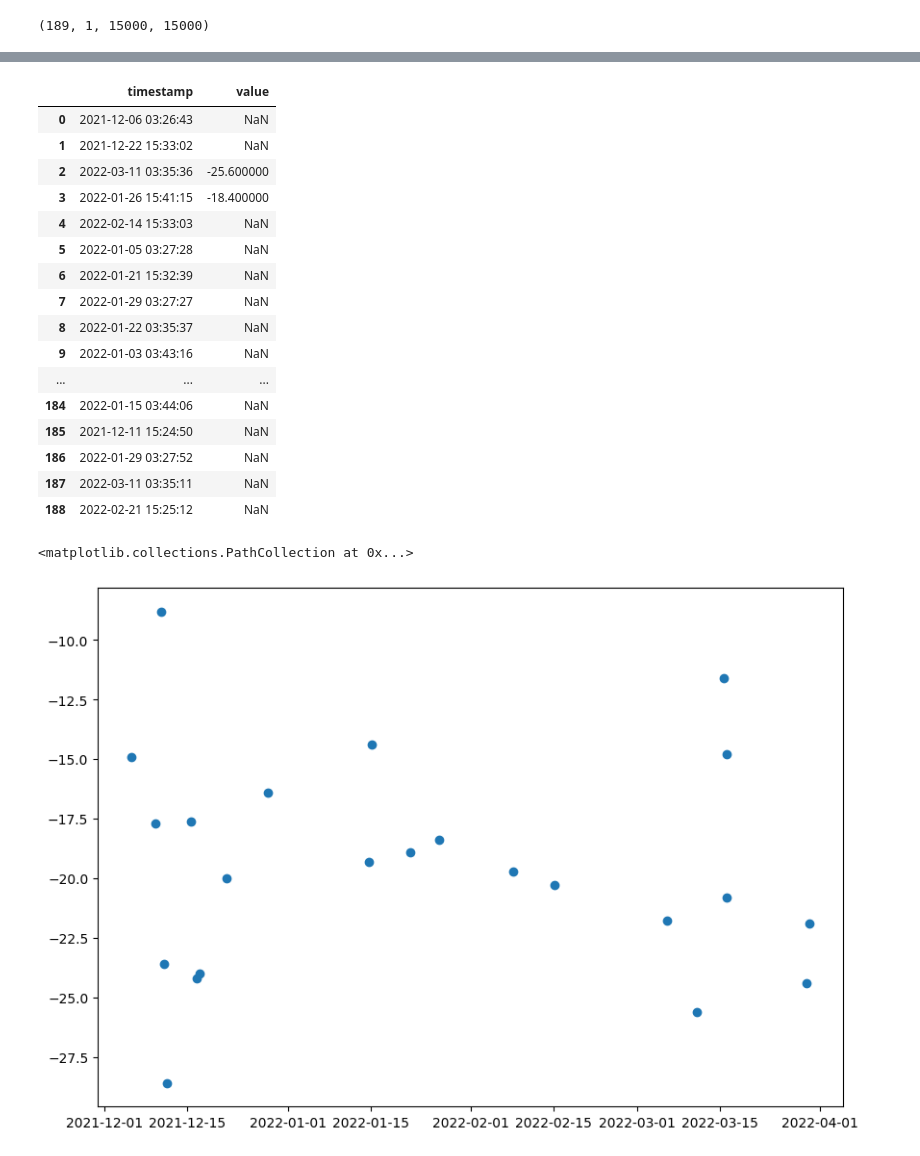
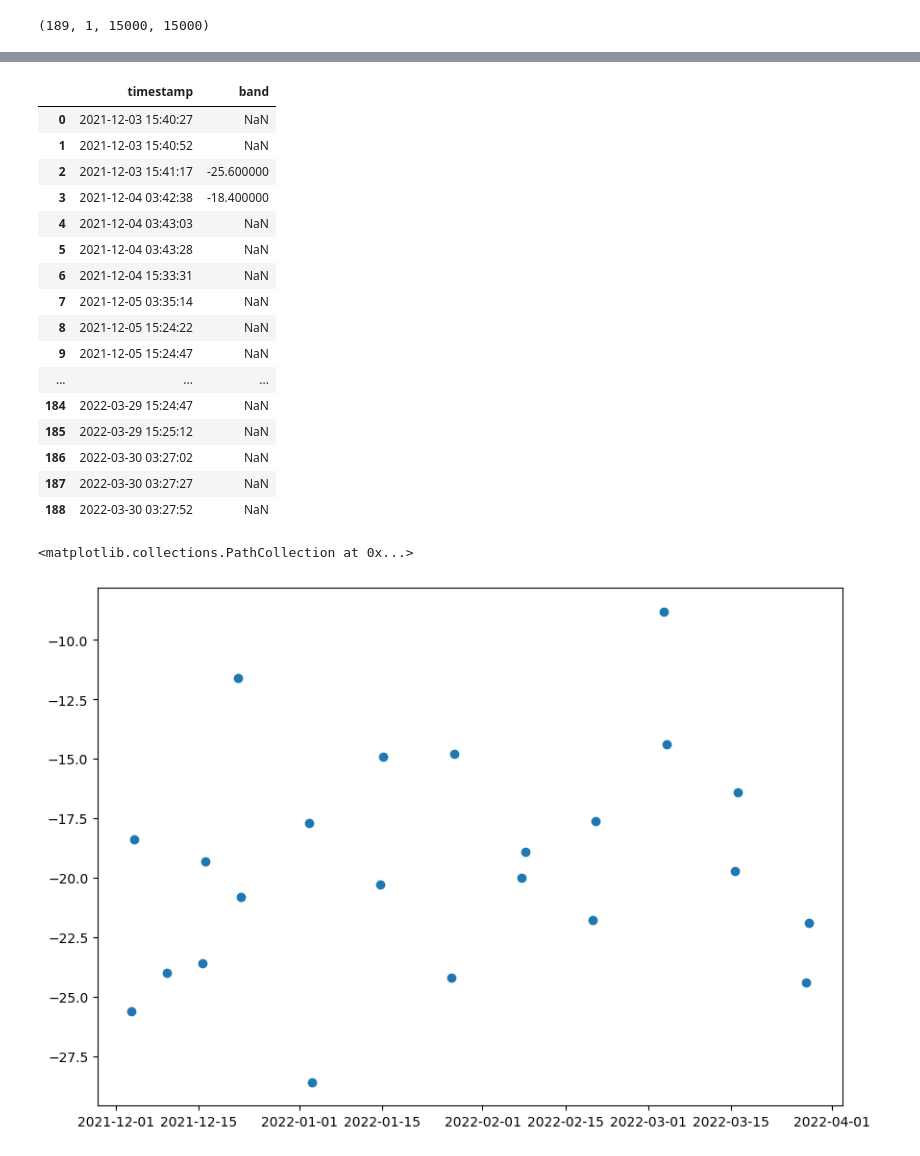
Before and after one commit to gentlerainsky/roughness-earth-observation, a Jupyter notebook: data_exploration.ipynb, the cells around one changed output, grey strips where cells are left out. Drawn from its saved outputs; the diff is of its cells as text; code cells hidden in the pictures.

Commit message:
sort timestamp

```diff
--- a/data_exploration.ipynb
+++ b/data_exploration.ipynb
@@ -37,6 +37,6 @@ pprint(mylist[:5])
  'SIG0_20220214T153303__VV_A014_E069N087T3_AF020M_V1M1R1_S1AIWGRDH_TUWIEN.tif']
 # %%
 date_str_list = [item.split('_')[1] for item in mylist]
-date_indices = [datetime.strptime(d, '%Y%m%dT%H%M%S') for d in date_str_list]
+date_indices = sorted([datetime.strptime(d, '%Y%m%dT%H%M%S') for d in date_str_list])
 pprint(date_indices[:5])
 # %% [output]
@@ -186,35 +186,35 @@ Wall time: 5min 18s
 # %%
 flatted_v = [i[0] for i in v]
-df = pd.DataFrame(zip(date_indices, flatted_v), columns=['timestamp', 'value'])
+df = pd.DataFrame(zip(date_indices, flatted_v), columns=['timestamp', 'band'])
 # %%
 with pd.option_context('display.max_rows', None, 'display.max_columns', None):  # more options can be specified also
     display(df)
 # %% [output]
-|  | timestamp | value |
-| 0 | 2021-12-06 03:26:43 | NaN |
-| 1 | 2021-12-22 15:33:02 | NaN |
-| 2 | 2022-03-11 03:35:36 | -25.600000 |
-| 3 | 2022-01-26 15:41:15 | -18.400000 |
-| 4 | 2022-02-14 15:33:03 | NaN |
-| 5 | 2022-01-05 03:27:28 | NaN |
-| 6 | 2022-01-21 15:32:39 | NaN |
-| 7 | 2022-01-29 03:27:27 | NaN |
-| 8 | 2022-01-22 03:35:37 | NaN |
-| 9 | 2022-01-03 03:43:16 | NaN |
+|  | timestamp | band |
+| 0 | 2021-12-03 15:40:27 | NaN |
+| 1 | 2021-12-03 15:40:52 | NaN |
+| 2 | 2021-12-03 15:41:17 | -25.600000 |
+| 3 | 2021-12-04 03:42:38 | -18.400000 |
+| 4 | 2021-12-04 03:43:03 | NaN |
+| 5 | 2021-12-04 03:43:28 | NaN |
+| 6 | 2021-12-04 15:33:31 | NaN |
+| 7 | 2021-12-05 03:35:14 | NaN |
+| 8 | 2021-12-05 15:24:22 | NaN |
+| 9 | 2021-12-05 15:24:47 | NaN |
 | ... | ... | ... |
-| 184 | 2022-01-15 03:44:06 | NaN |
-| 185 | 2021-12-11 15:24:50 | NaN |
-| 186 | 2022-01-29 03:27:52 | NaN |
-| 187 | 2022-03-11 03:35:11 | NaN |
-| 188 | 2022-02-21 15:25:12 | NaN |
+| 184 | 2022-03-29 15:24:47 | NaN |
+| 185 | 2022-03-29 15:25:12 | NaN |
+| 186 | 2022-03-30 03:27:02 | NaN |
+| 187 | 2022-03-30 03:27:27 | NaN |
+| 188 | 2022-03-30 03:27:52 | NaN |
 # %%
 # plot_df = df[~np.isnan(df.value)]
 
 fig, ax = plt.subplots()
 fig.set_figheight(7)
 fig.set_figwidth(10)
-ax.scatter(df.timestamp, df.value)
+ax.scatter(df.timestamp, df.band)
 # %% [output]
 <matplotlib.collections.PathCollection at 0x...>
-[figure, old version]
+[figure, new version]
 # %% [markdown]
```
Also changed, not shown: parts of 3 cells of this notebook.
